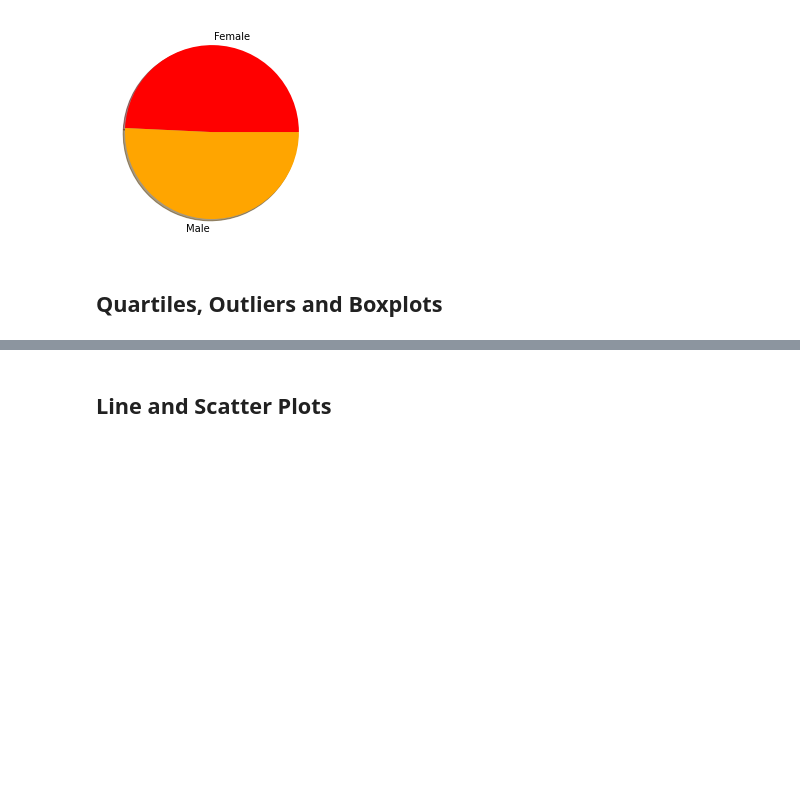
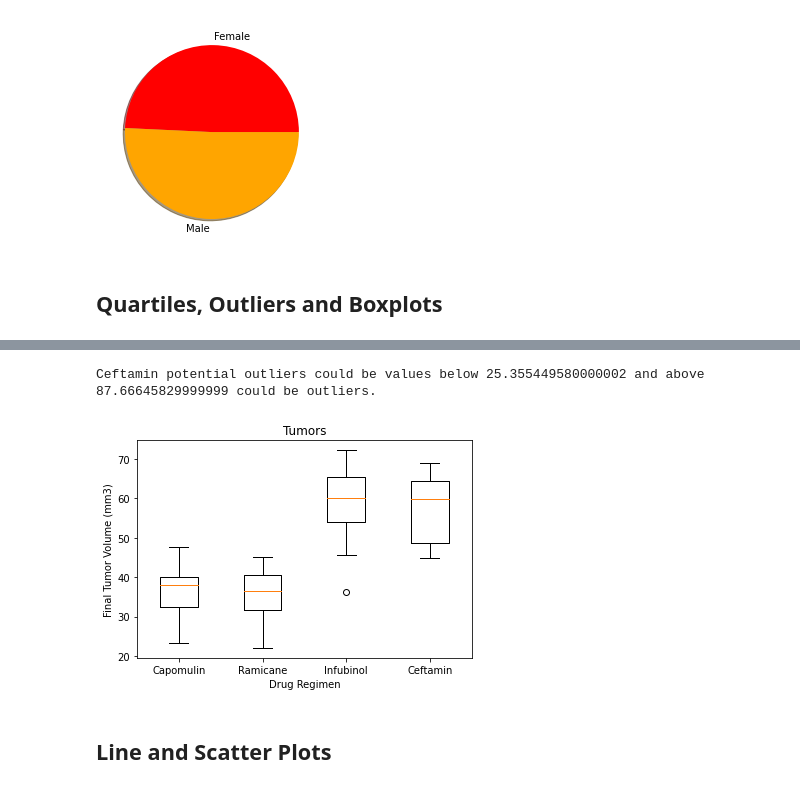
Before and after one commit to kasturiswapna/Matplotlib-challenge, a Jupyter notebook: Pymaceuticals/pymaceuticals_starter.ipynb, the cells around one changed output, grey strips where cells are left out. Cells and saved outputs as stored; diff of their text form; code cells hidden in the pictures; blank space fills up the shorter version.

```diff
--- a/Pymaceuticals/pymaceuticals_starter.ipynb
+++ b/Pymaceuticals/pymaceuticals_starter.ipynb
@@ -196,0 +254,5 @@ plt.pie(df1['Mouse ID'], explode=explode, labels=labels, colors=colors,shadow=Tr
+# %%
+inflast = inf_df.groupby('Mouse ID').max()['Timepoint']
+inflastvol = pd.DataFrame(inflast)
+inflastmerge = pd.merge(inflastvol, clean_df, on=("Mouse ID","Timepoint"),how="left")
+inflastmerge.head(10)
@@ -196,0 +271,12 @@ plt.pie(df1['Mouse ID'], explode=explode, labels=labels, colors=colors,shadow=Tr
+# %%
+#Infubinol
+tumors3 = inflastmerge["Tumor Volume (mm3)"]
+
+quartiles3 = tumors3.quantile([.25,.5,.75])
+lowerq3 = quartiles3[0.25]
+upperq3 = quartiles3[0.75]
+iqr3 = upperq3-lowerq3
+
+lower_bound3 = lowerq3 - (1.5*iqr3)
+upper_bound3 = upperq3 + (1.5*iqr3)
+print(f"Infubinol potential outliers could be values below {lower_bound3} and above {upper_bound3} could be outliers.")
@@ -196,0 +285,5 @@ plt.pie(df1['Mouse ID'], explode=explode, labels=labels, colors=colors,shadow=Tr
+# %%
+ceftlast = ceft_df.groupby('Mouse ID').max()['Timepoint']
+ceftlastvol = pd.DataFrame(ceftlast)
+ceftlastmerge = pd.merge(ceftlastvol, clean_df, on=("Mouse ID","Timepoint"),how="left")
+ceftlastmerge.head(10)
@@ -197,5 +302,32 @@ plt.pie(df1['Mouse ID'], explode=explode, labels=labels, colors=colors,shadow=Tr
+# %%
+#Ceftamin
+tumors4 = ceftlastmerge["Tumor Volume (mm3)"]
+
+quartiles4 = tumors4.quantile([.25,.5,.75])
+lowerq4 = quartiles4[0.25]
+upperq4 = quartiles4[0.75]
+iqr4 = upperq4-lowerq4
+
+lower_bound4 = lowerq4 - (1.5*iqr4)
+upper_bound4 = upperq4 + (1.5*iqr4)
+print(f"Ceftamin potential outliers could be values below {lower_bound4} and above {upper_bound4} could be outliers.")
+# %% [output]
+Ceftamin potential outliers could be values below 25.355449580000002 and above 87.66645829999999 could be outliers.
 # %%
 # Generate a box plot of the final tumor volume of each mouse across four regimens of interest
+data_to_plot = [tumors, tumors2, tumors3, tumors4]
+
+fig1, ax1 = plt.subplots()
+ax1.set_title('Tumors')
+ax1.set_ylabel('Final Tumor Volume (mm3)')
+ax1.set_xlabel('Drug Regimen')
+
+ax1.boxplot(data_to_plot, labels=["Capomulin","Ramicane","Infubinol","Ceftamin",])
+
+plt.savefig('boxplot')
+plt.show()
+# %% [output]
+[figure, added]
 # %% [markdown]
 ## Line and Scatter Plots
 # %%
```
Also changed, not shown: parts of 16 cells of this notebook, 4 other files.
